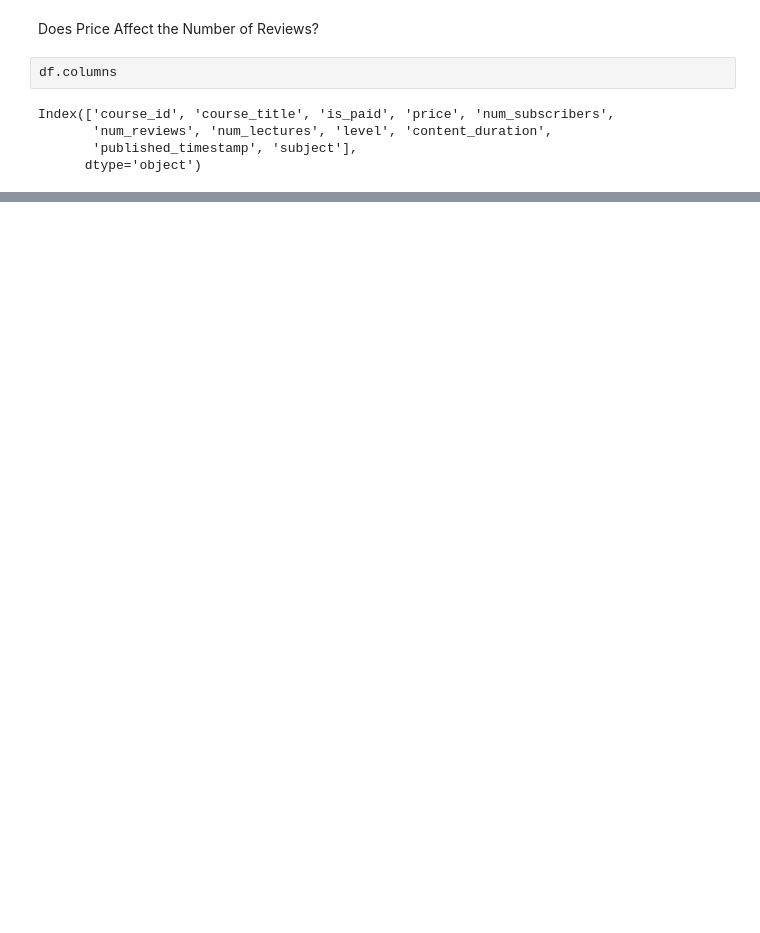
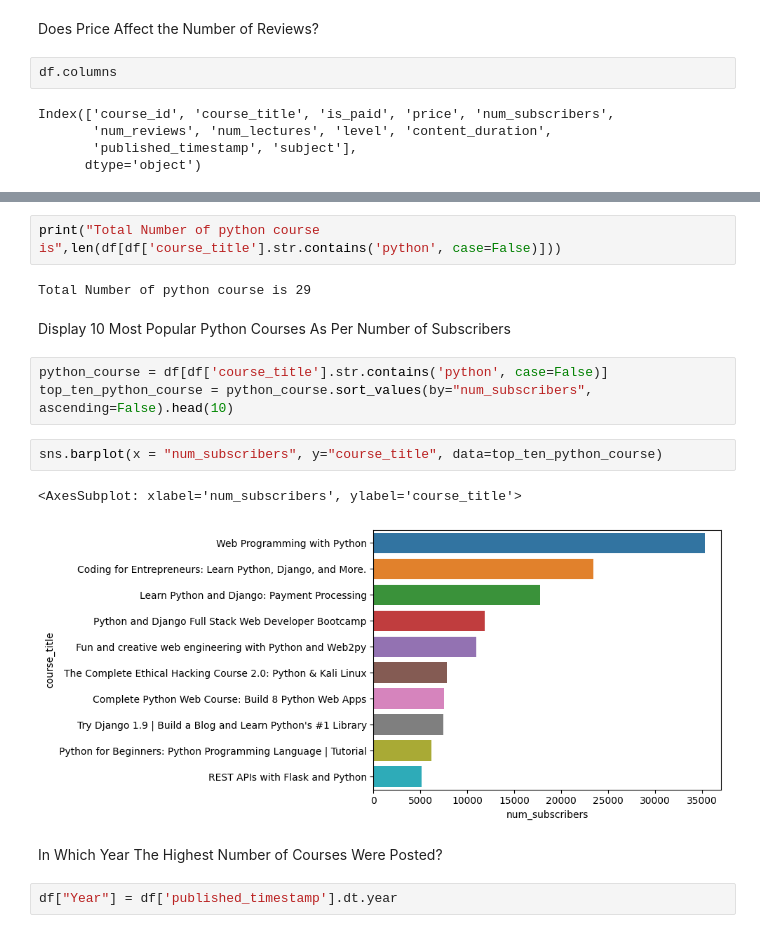
Before and after one commit to smashfakuddin/Udemy_course_DA, a Jupyter notebook: Udemy_analysis.ipynb, the cells around one changed output, grey strips where cells are left out. Drawn from its saved outputs; the diff is of its cells as text; blank space fills up the shorter version.

```diff
--- a/Udemy_analysis.ipynb
+++ b/Udemy_analysis.ipynb
@@ -258,0 +275,18 @@ Index(['course_id', 'course_title', 'is_paid', 'price', 'num_subscribers',
+# %%
+print("Total Number of python course is",len(df[df['course_title'].str.contains('python', case=False)]))
+# %% [output]
+Total Number of python course is 29
+# %% [markdown]
+Display 10 Most Popular Python Courses As Per Number of Subscribers
+# %%
+python_course = df[df['course_title'].str.contains('python', case=False)]
+top_ten_python_course = python_course.sort_values(by="num_subscribers", ascending=False).head(10)
+# %%
+sns.barplot(x = "num_subscribers", y="course_title", data=top_ten_python_course)
+# %% [output]
+<AxesSubplot: xlabel='num_subscribers', ylabel='course_title'>
+[figure, added]
+# %% [markdown]
+ In Which Year The Highest Number of Courses Were Posted?
+# %%
+df["Year"] = df['published_timestamp'].dt.year
```
Also changed, not shown: parts of 13 cells of this notebook.
